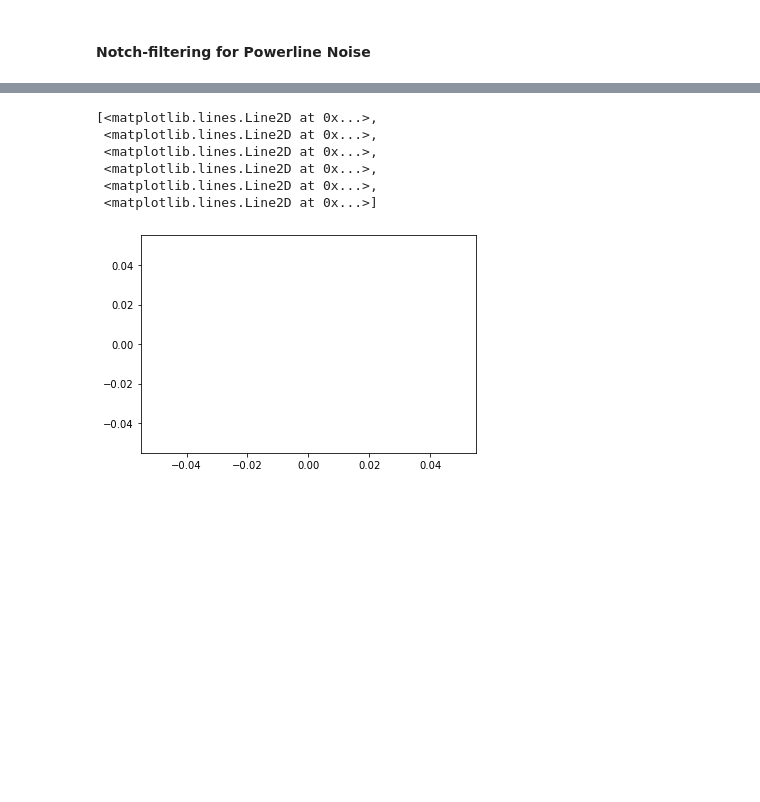
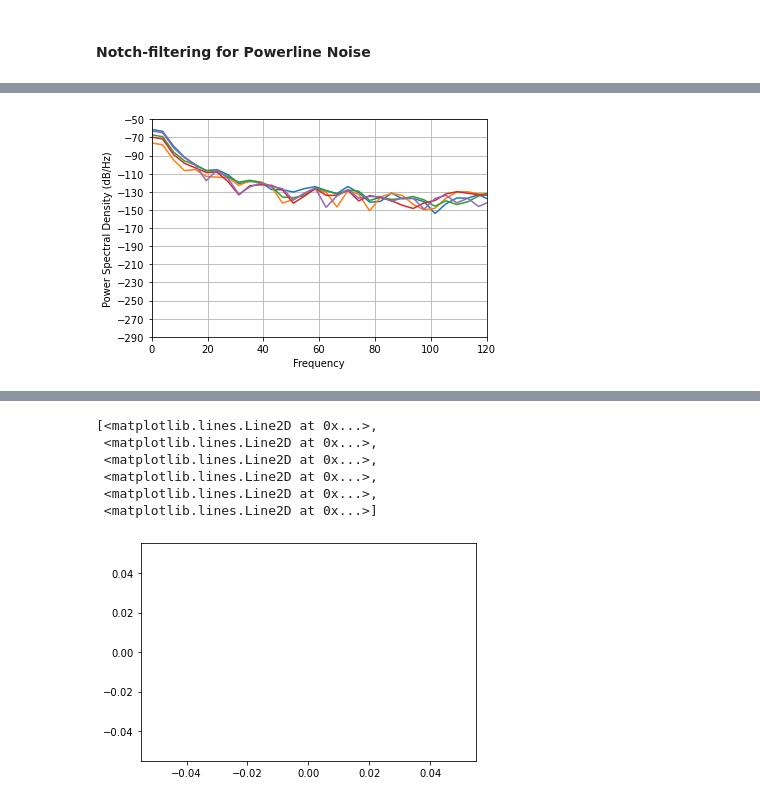
Before and after one commit to richardkoehler/py_neuromodulation, a Jupyter notebook: dyskinesia/dysk_gettingStarted.ipynb, the cells around one changed output, grey strips where cells are left out. Saved outputs shown, nothing was run; the diff lists cells and outputs as text; code cells hidden in the pictures; blank space fills up the shorter version.

```diff
--- a/dyskinesia/dysk_gettingStarted.ipynb
+++ b/dyskinesia/dysk_gettingStarted.ipynb
@@ -216,7 +130,0 @@ If return_times=True: returns two tuples, first with data, second with correspon
-# %%
-# loading data to a RawBrainVision Object (.load_data())
-d1 = rawRun1.ecog.load_data()
-# loading data into np.array, or tuple of arrays incl time (get_data())
-d2 = rawRun1.ecog.get_data(return_times=True)
-print(f'MNE-Object size: {sys.getsizeof(d1)}, '
-      f'tuple of arrays size: {sys.getsizeof(d2)}')
@@ -260,4 +173,0 @@ pt_run_str = (f'{prepRun1.sub}_{prepRun1.ses}_{prepRun1.task}_'
-# %%
-# load data
-rawRun1.ecog.load_data()
-# check dropping bad channels with LFP !!
@@ -354,0 +414,7 @@ ecog250 = signal.resample_poly(ecog_nfilt, up=up, down=down, axis=1)
+# %%
+for c in np.arange(1,6):
+    plt.psd(arr_nfilt[0, c, :], Fs=4000, NFFT=1024)
+plt.xlim(0, 120)
+plt.show()
+# %% [output]
+[figure, added]
```
Also changed, not shown: parts of 58 cells of this notebook, 1 other file.
